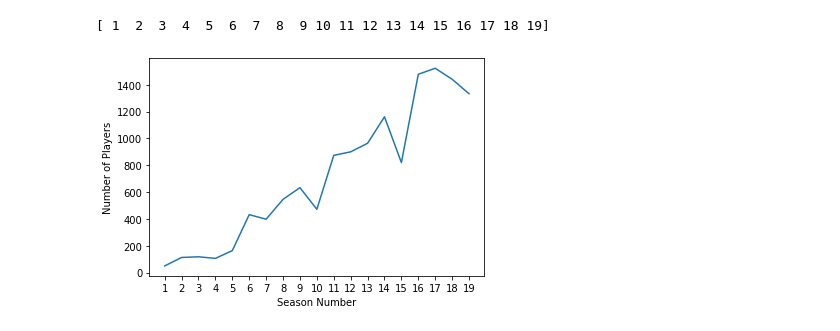
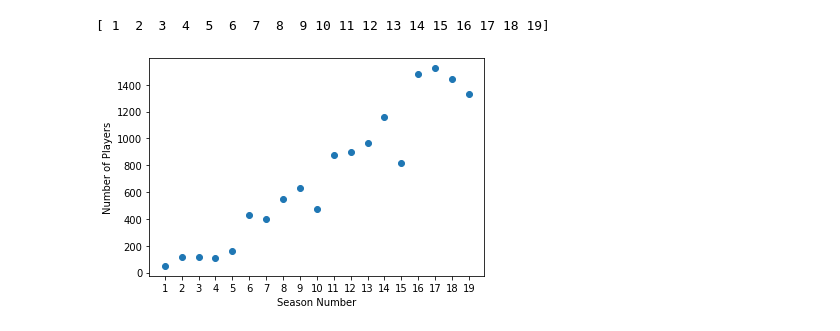
Before and after one commit to brsm11/DIODE, a Jupyter notebook: DIODE.ipynb, the cells around one changed output. Saved outputs shown, nothing was run; the diff lists cells and outputs as text; code cells hidden in the pictures.

```diff
--- a/DIODE.ipynb
+++ b/DIODE.ipynb
@@ -58,11 +58,11 @@ print (season_num)
 # %% [output]
 [ 1  2  3  4  5  6  7  8  9 10 11 12 13 14 15 16 17 18 19]
 # %%
-plt.plot(season_num, p_count)
+plt.scatter(season_num, p_count)
 xi = season_num
 plt.xlabel('Season Number')
 plt.ylabel('Number of Players')
 plt.xticks(xi, season_num)
 plt.show()
 # %% [output]
-[figure, old version]
+[figure, new version]
```
Also changed, not shown: parts of 8 cells of this notebook.
